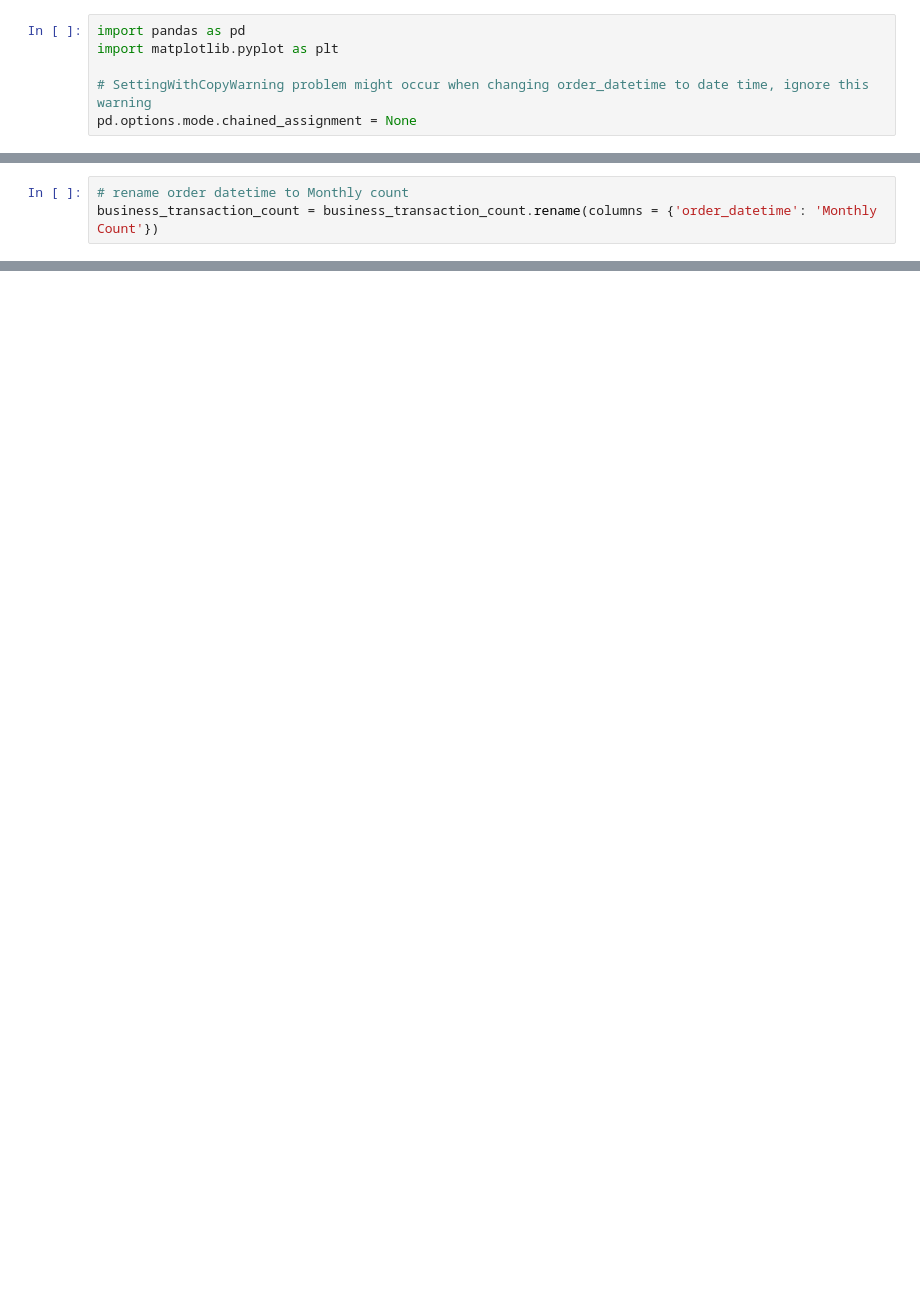
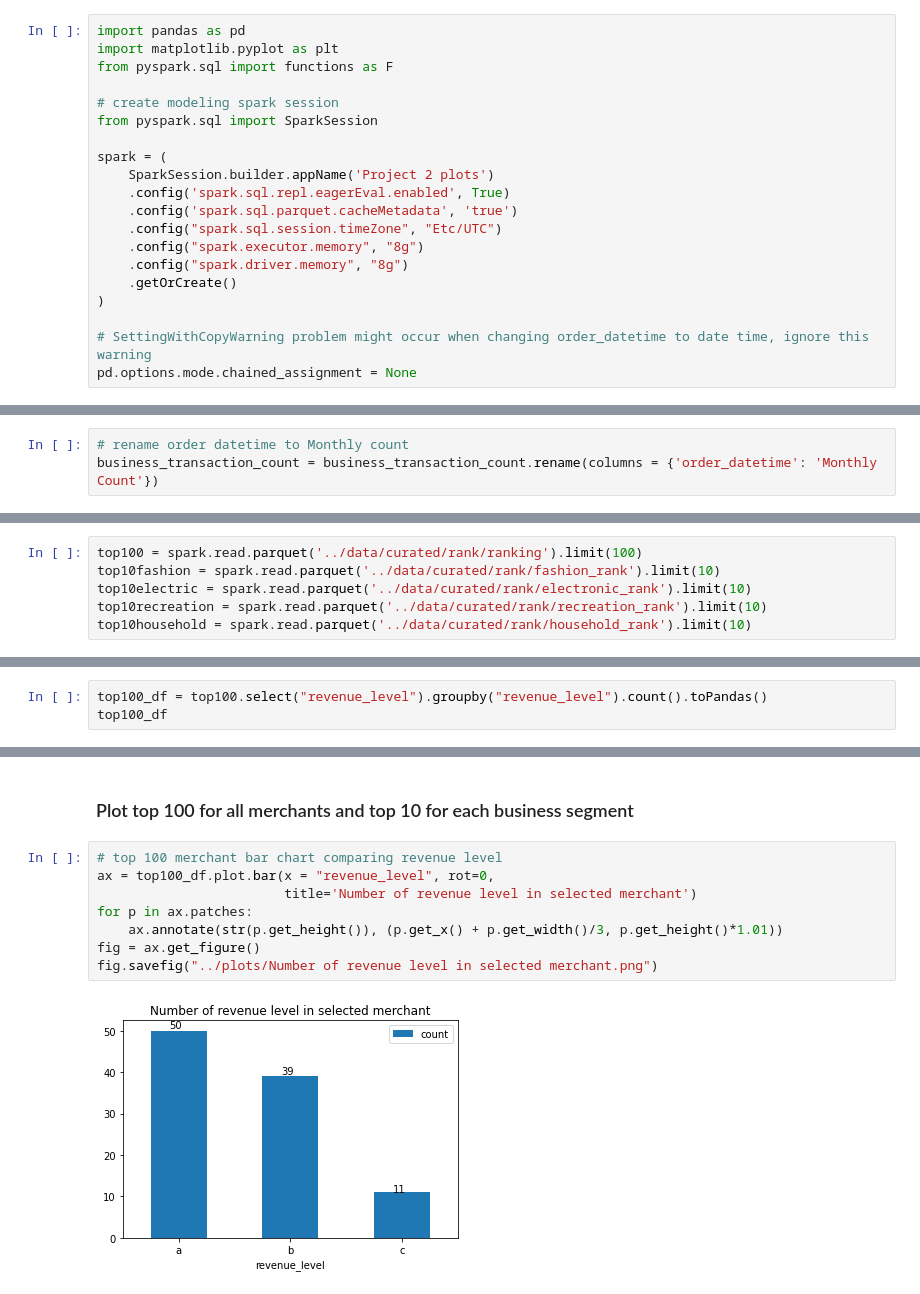
Before and after one commit to MAST30034-Applied-Data-Science/generic-buy-now-pay-later-project-group-45, a Jupyter notebook: notebooks/plots.ipynb, the cells around one changed output, grey strips where cells are left out. Cells and saved outputs as stored; diff of their text form; blank space fills up the shorter version.

Commit message:
add ranking plots

```diff
--- a/notebooks/plots.ipynb
+++ b/notebooks/plots.ipynb
@@ -1,6 +1,20 @@
 # %%
 import pandas as pd
 import matplotlib.pyplot as plt
+from pyspark.sql import functions as F
+
+# create modeling spark session
+from pyspark.sql import SparkSession
+
+spark = (
+    SparkSession.builder.appName('Project 2 plots')
+    .config('spark.sql.repl.eagerEval.enabled', True)
+    .config('spark.sql.parquet.cacheMetadata', 'true')
+    .config("spark.sql.session.timeZone", "Etc/UTC")
+    .config("spark.executor.memory", "8g")
+    .config("spark.driver.memory", "8g")
+    .getOrCreate()
+)
 
 # SettingWithCopyWarning problem might occur when changing order_datetime to date time, ignore this warning
 pd.options.mode.chained_assignment = None
@@ -111,0 +112,6 @@ plt.savefig("../plots/"+'Retail_Monthly_transaction.png', bbox_inches='tight')
+# %%
+top100 = spark.read.parquet('../data/curated/rank/ranking').limit(100)
+top10fashion = spark.read.parquet('../data/curated/rank/fashion_rank').limit(10)
+top10electric = spark.read.parquet('../data/curated/rank/electronic_rank').limit(10)
+top10recreation = spark.read.parquet('../data/curated/rank/recreation_rank').limit(10)
+top10household = spark.read.parquet('../data/curated/rank/household_rank').limit(10)
@@ -111,0 +124,3 @@ plt.savefig("../plots/"+'Retail_Monthly_transaction.png', bbox_inches='tight')
+# %%
+top100_df = top100.select("revenue_level").groupby("revenue_level").count().toPandas()
+top100_df
@@ -111,0 +132,12 @@ plt.savefig("../plots/"+'Retail_Monthly_transaction.png', bbox_inches='tight')
+# %% [markdown]
+### Plot top 100 for all merchants and top 10 for each business segment
+# %%
+# top 100 merchant bar chart comparing revenue level
+ax = top100_df.plot.bar(x = "revenue_level", rot=0,
+                        title='Number of revenue level in selected merchant')
+for p in ax.patches:
+    ax.annotate(str(p.get_height()), (p.get_x() + p.get_width()/3, p.get_height()*1.01))
+fig = ax.get_figure()
+fig.savefig("../plots/Number of revenue level in selected merchant.png")
+# %% [output]
+[figure, added]
```
Also changed, not shown: parts of 16 cells of this notebook.
